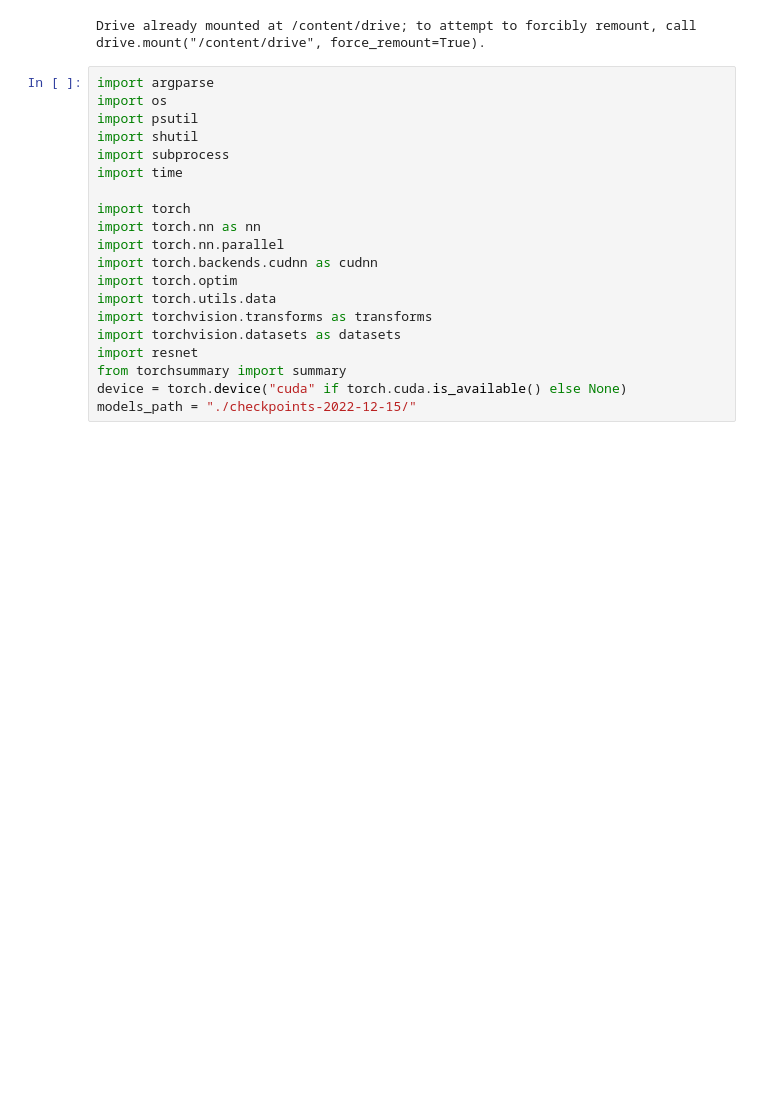
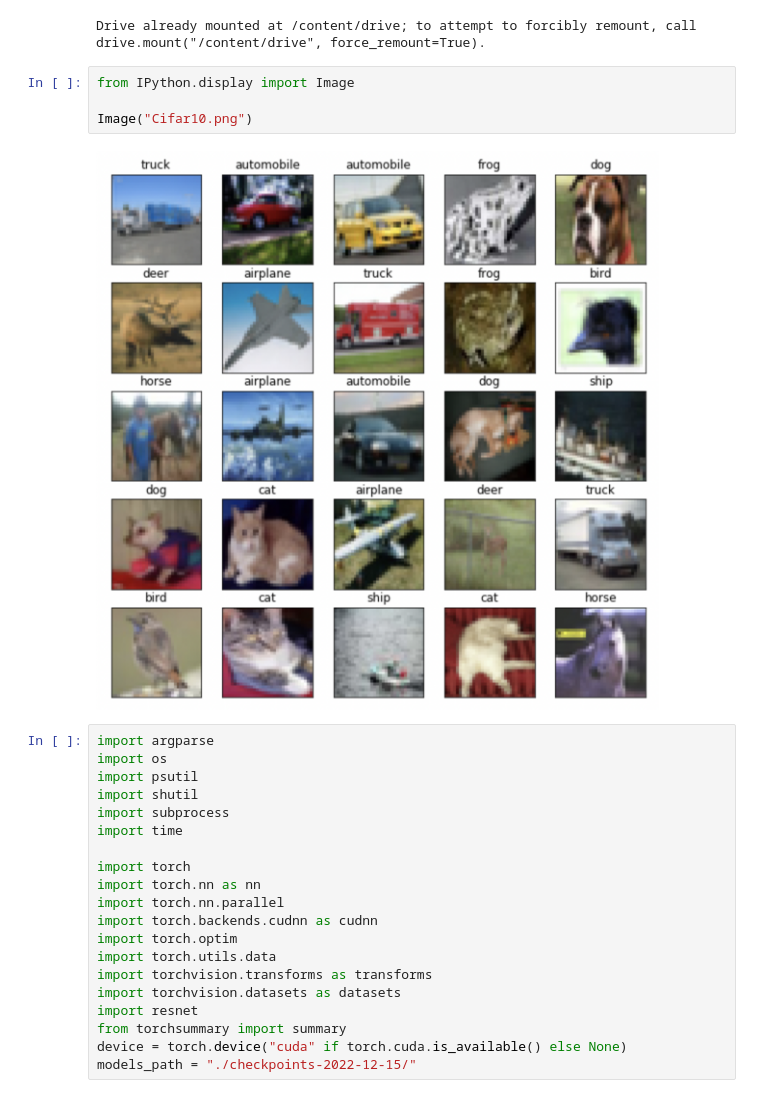
Before and after one commit to sepandms/ADV_ML_Project, a Jupyter notebook: BatchNorm-Model_Results.ipynb, the cells around one changed output. Saved outputs shown, nothing was run; the diff lists cells and outputs as text; blank space fills up the shorter version.

```diff
--- a/BatchNorm-Model_Results.ipynb
+++ b/BatchNorm-Model_Results.ipynb
@@ -8,6 +8,12 @@ try:
 except:None
 # %% [output]
 Drive already mounted at /content/drive; to attempt to forcibly remount, call drive.mount("/content/drive", force_remount=True).
+# %%
+from IPython.display import Image
+
+Image("Cifar10.png")
+# %% [output]
+[figure, added]
 # %%
 import argparse
 import os
```
